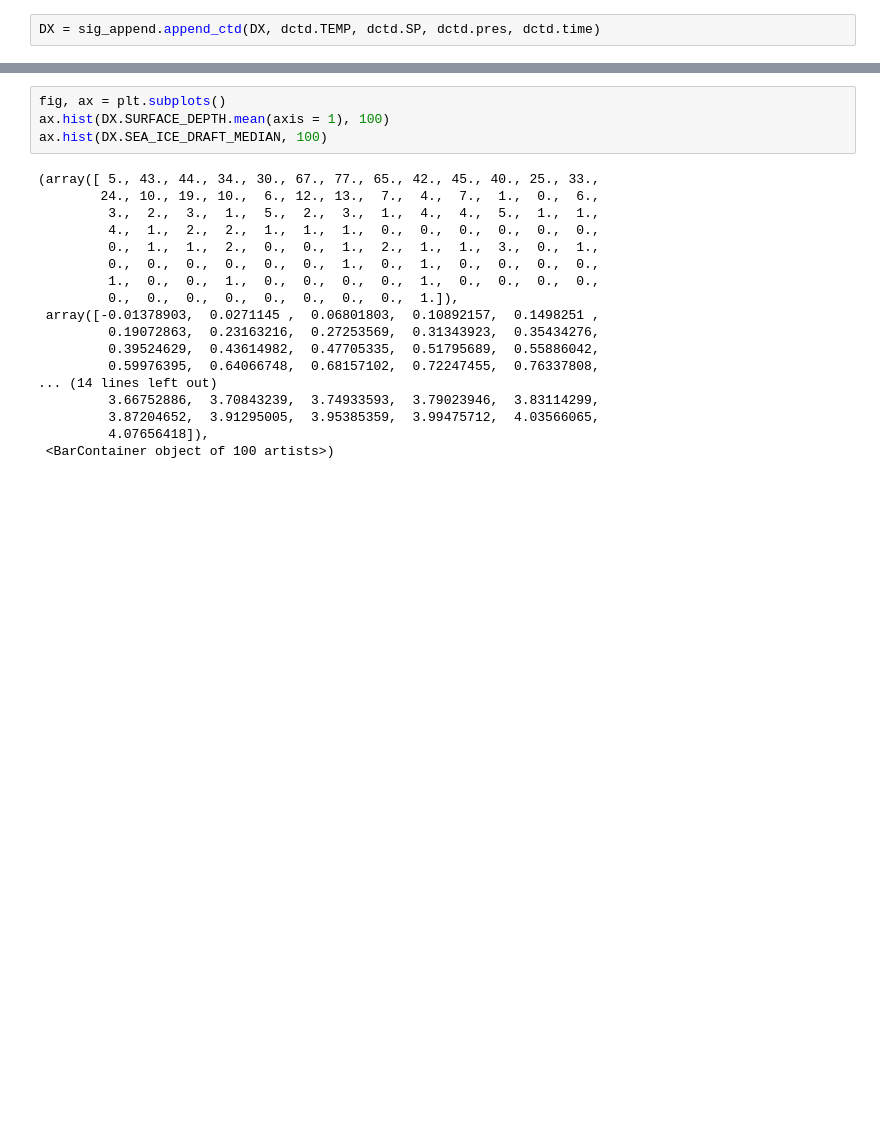
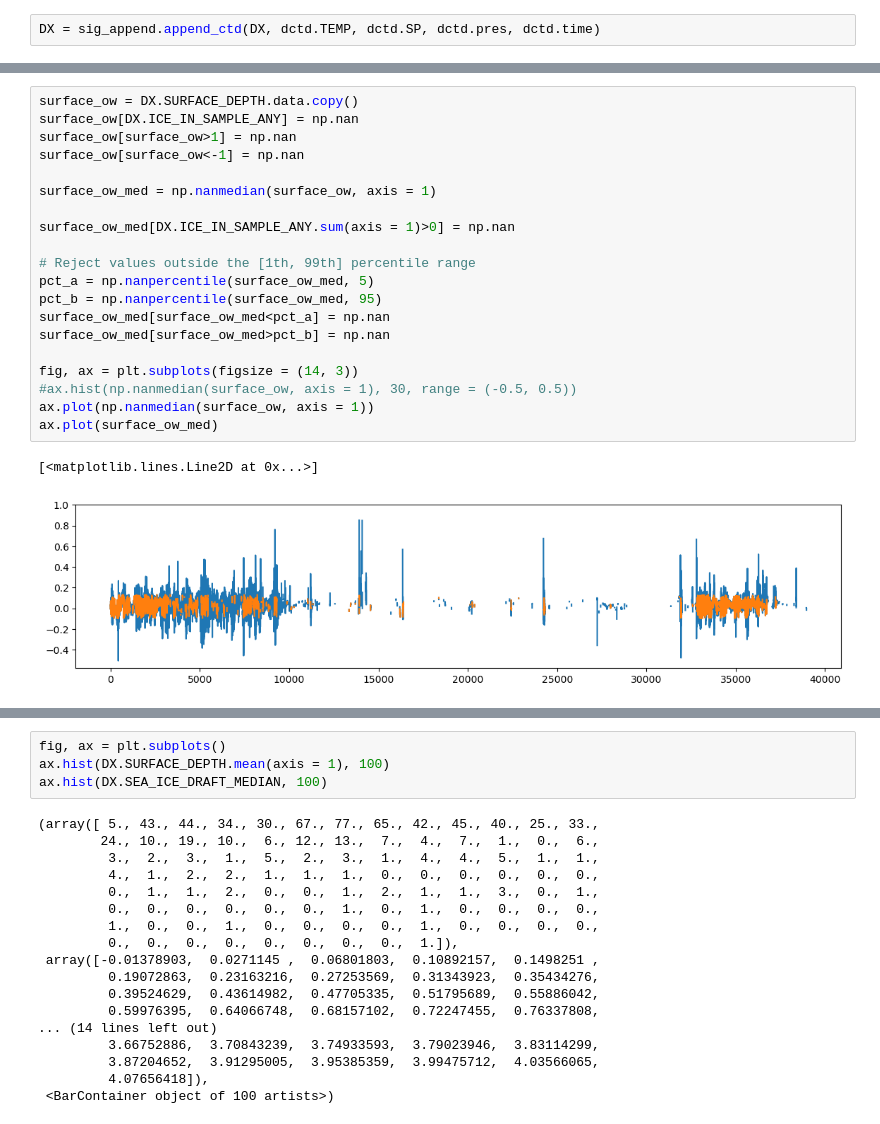
Before and after one commit to oyvfoss/pyiceproc, a Jupyter notebook: testing/development/Basic testing during development.ipynb, the cells around one changed output, grey strips where cells are left out. Cells and saved outputs as stored; diff of their text form; blank space fills up the shorter version.

```diff
--- a/testing/development/Basic testing during development.ipynb
+++ b/testing/development/Basic testing during development.ipynb
@@ -93,0 +158,23 @@ DX = sig_draft.calculate_draft(DX)
+# %%
+surface_ow = DX.SURFACE_DEPTH.data.copy()
+surface_ow[DX.ICE_IN_SAMPLE_ANY] = np.nan
+surface_ow[surface_ow>1] = np.nan
+surface_ow[surface_ow<-1] = np.nan
+
+surface_ow_med = np.nanmedian(surface_ow, axis = 1)
+
+surface_ow_med[DX.ICE_IN_SAMPLE_ANY.sum(axis = 1)>0] = np.nan
+
+# Reject values outside the [1th, 99th] percentile range
+pct_a = np.nanpercentile(surface_ow_med, 5)
+pct_b = np.nanpercentile(surface_ow_med, 95)
+surface_ow_med[surface_ow_med<pct_a] = np.nan
+surface_ow_med[surface_ow_med>pct_b] = np.nan
+
+fig, ax = plt.subplots(figsize = (14, 3))
+#ax.hist(np.nanmedian(surface_ow, axis = 1), 30, range = (-0.5, 0.5))
+ax.plot(np.nanmedian(surface_ow, axis = 1))
+ax.plot(surface_ow_med)
+# %% [output]
+[<matplotlib.lines.Line2D at 0x...>]
+[figure, added]
```
Also changed, not shown: parts of 53 cells of this notebook, 4 other files.
